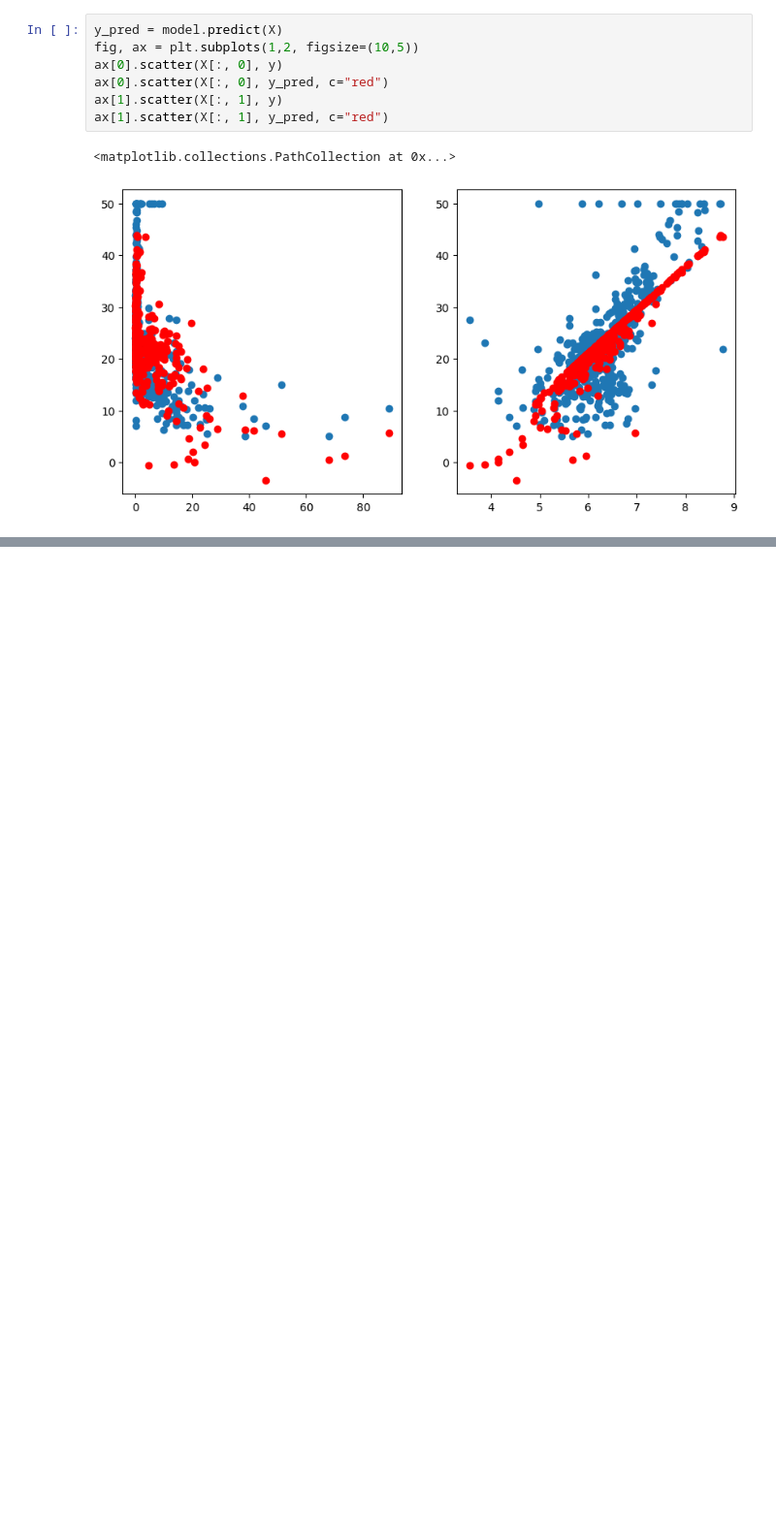
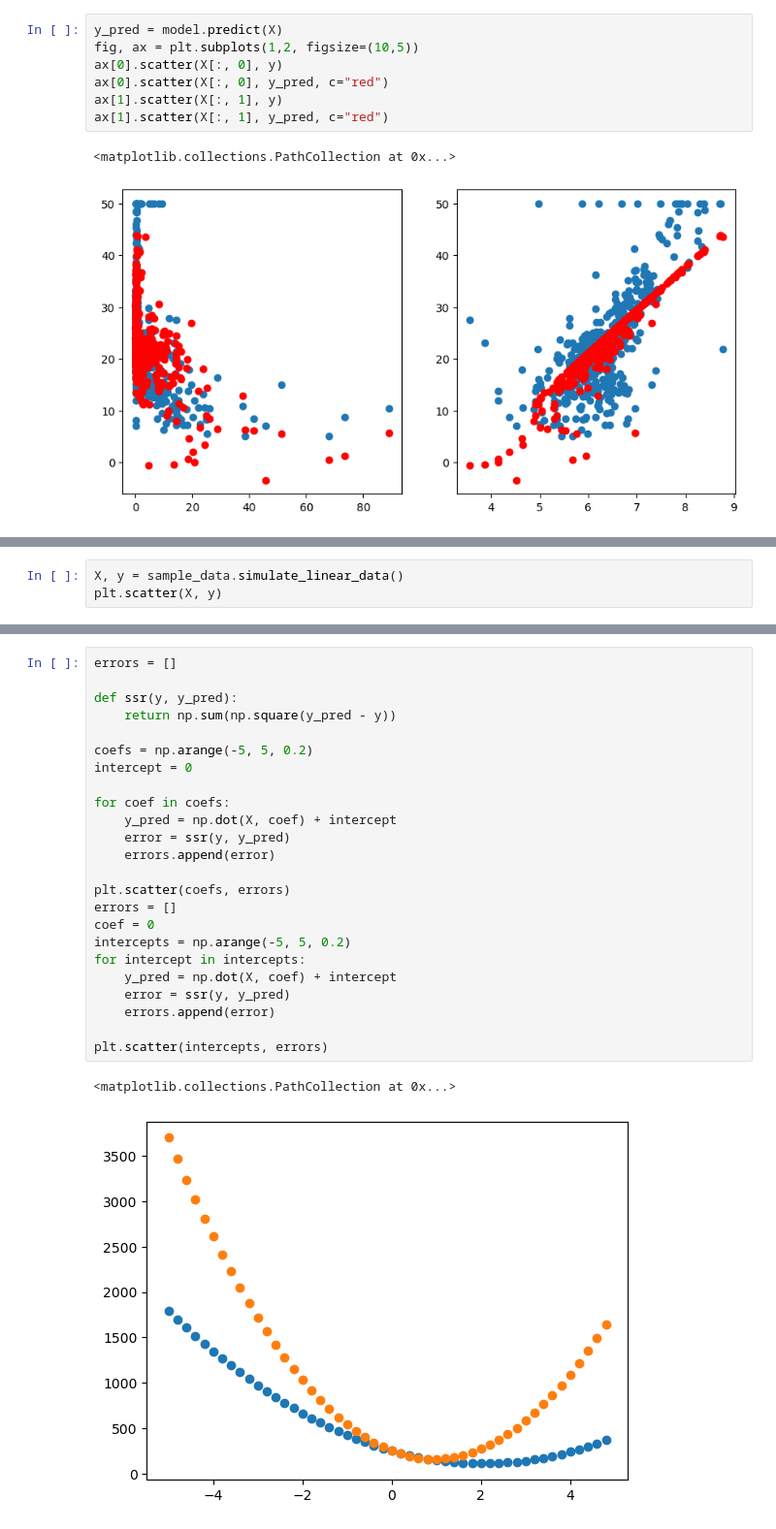
Before and after one commit to sardarchitect/fscoreai-ml, a Jupyter notebook: exploration/glm/20230716_Linear Regression.ipynb, the cells around one changed output, grey strips where cells are left out. Shown at 97% size. Drawn from its saved outputs; the diff is of its cells as text; blank space fills up the shorter version.

```diff
--- a/exploration/glm/20230716_Linear Regression.ipynb
+++ b/exploration/glm/20230716_Linear Regression.ipynb
@@ -113,0 +233,3 @@ ax[1].scatter(X[:, 1], y_pred, c="red")
+# %%
+X, y = sample_data.simulate_linear_data()
+plt.scatter(X, y)
@@ -113,0 +239,27 @@ ax[1].scatter(X[:, 1], y_pred, c="red")
+# %%
+errors = []
+
+def ssr(y, y_pred):
+    return np.sum(np.square(y_pred - y))
+
+coefs = np.arange(-5, 5, 0.2)
+intercept = 0
+
+for coef in coefs:
+    y_pred = np.dot(X, coef) + intercept
+    error = ssr(y, y_pred)
+    errors.append(error)
+
+plt.scatter(coefs, errors)
+errors = []
+coef = 0
+intercepts = np.arange(-5, 5, 0.2)
+for intercept in intercepts:
+    y_pred = np.dot(X, coef) + intercept
+    error = ssr(y, y_pred)
+    errors.append(error)
+
+plt.scatter(intercepts, errors)
+# %% [output]
+<matplotlib.collections.PathCollection at 0x...>
+[figure, added]
```
Also changed, not shown: parts of 27 cells of this notebook, 2 other files.
